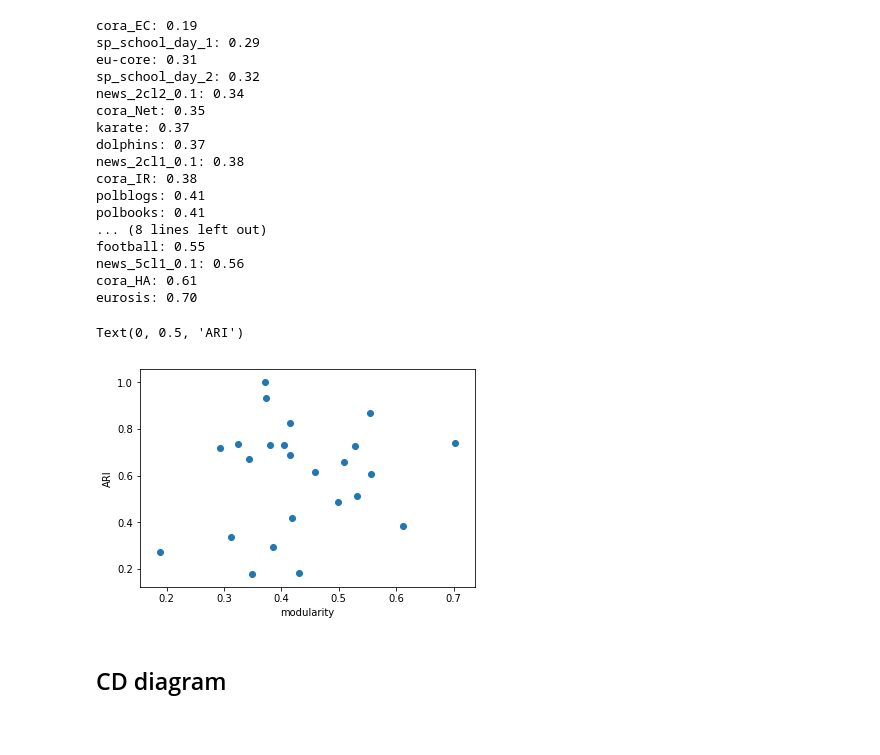
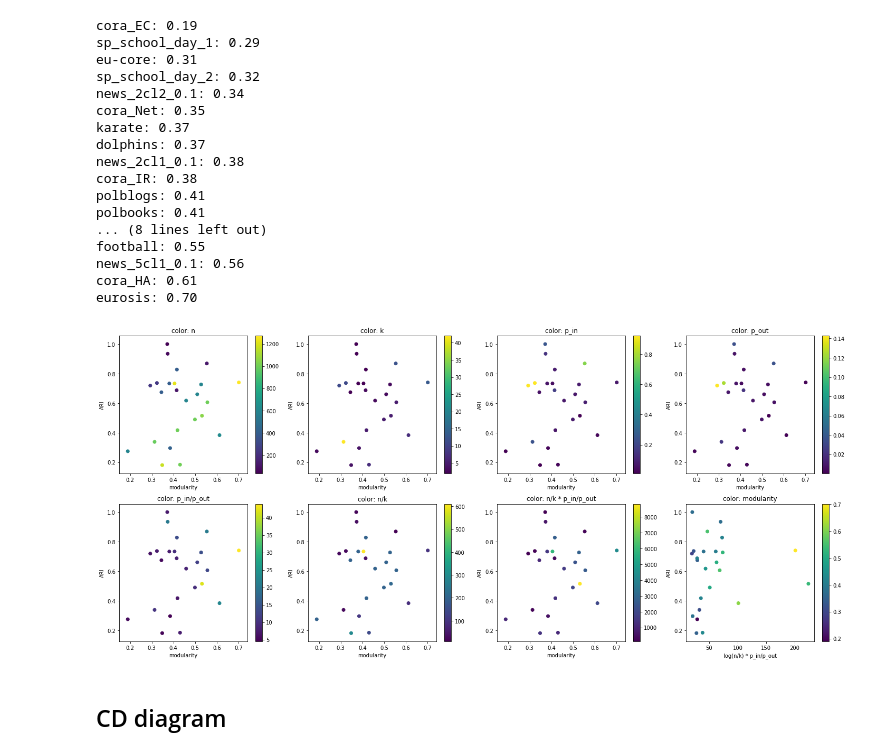
Before and after one commit to vlivashkin/pygkernels-experiments, a Jupyter notebook: experiments/init/analyze_results_datasets.ipynb, the cells around one changed output. Drawn from its saved outputs; the diff is of its cells as text; code cells hidden in the pictures; blank space fills up the shorter version.

Commit message:
improve datasets wrapper

```diff
--- a/experiments/init/analyze_results_datasets.ipynb
+++ b/experiments/init/analyze_results_datasets.ipynb
@@ -105,6 +109,7 @@ football: 0.87
 dolphins: 0.93
 karate: 1.00
 # %%
+dataset_modularity = modularity_results
 for dataset, modularity in sorted(list(modularity_results.items()), key=lambda x: x[1]):
     print(f'{dataset}: {modularity:.2f}')
 # %% [output]
@@ -125,18 +130,67 @@ football: 0.55
 news_5cl1_0.1: 0.56
 cora_HA: 0.61
 eurosis: 0.70
-# %%
-# draw ari-modularity dependency
-x, y = [], []
-for dataset in datasets:
-    x.append(modularity_results[dataset])
-    y.append(dataset_meanari[dataset])
-plt.scatter(x, y)
-plt.xlabel('modularity')
-plt.ylabel('ARI')
-# %% [output]
-Text(0, 0.5, 'ARI')
-[figure, removed]
+# %%
+def extract_feature(dataset_name, feature):
+    graphs, _, _ = Datasets()[dataset_name]
+    A, partition = graphs[0]
+    n, k = len(partition), len(set(partition))
+    potential_edges_in = np.sum([x*(x-1)/2 for x in [len(partition[partition==ki]) for ki in range(k)]])
+    potential_edges_out = n*(n-1)/2 - potential_edges_in
+    actual_edges_in = np.sum([A[i, j] for i in range(n) for j in range(i+1, n) if partition[i] == partition[j]])
+    actual_edges_out = np.sum([A[i, j] for i in range(n) for j in range(i+1, n)]) - actual_edges_in
+    p_in = actual_edges_in / potential_edges_in
+    p_out = actual_edges_out / potential_edges_out
+    if feature == 'n':
+        return n
+    elif feature == 'k':
+        return k
+    elif feature == 'p_in':
+        return p_in
+    elif feature == 'p_out':
+        return p_out
+    elif feature == 'p_in/p_out':
+        return p_in / p_out
+    elif feature == 'n/k':
+        return n / k
+    elif feature == 'n/k * p_in/p_out':
+        return (n / k) * (p_in / p_out)
+    elif feature == 'log(n/k * p_in/p_out)':
+        return np.log((n / k) * (p_in / p_out))
+    elif feature == 'log(n/k) * p_in/p_out':
+        return np.log(n / k) * (p_in / p_out)
+
+# draw ari-modularity dependency
+fig, ax = plt.subplots(2, 4, figsize=(20, 9))
+ax = np.ravel(ax)
+for idx, feature in enumerate(['n', 'k', 'p_in', 'p_out', 'p_in/p_out', 'n/k', 'n/k * p_in/p_out']):
+    x, y, v = [], [], []
+    for dataset in datasets:
+        x.append(dataset_modularity[dataset])
+        y.append(dataset_meanari[dataset])
+        v.append(extract_feature(dataset, feature))
+    sc = ax[idx].scatter(x, y, c=v)
+    ax[idx].set_xlabel('modularity')
+    ax[idx].set_ylabel('ARI')
+    ax[idx].set_title('color: ' + feature)
+
+    plt.colorbar(sc, ax=ax[idx])
+
+x, y, v = [], [], []
+for dataset in datasets:
+    x.append(extract_feature(dataset, 'log(n/k) * p_in/p_out'))
+    y.append(dataset_meanari[dataset])
+    v.append(dataset_modularity[dataset])
+sc = ax[7].scatter(x, y, c=v)
+ax[7].set_xlabel('log(n/k) * p_in/p_out')
+ax[7].set_ylabel('ARI')
+ax[7].set_title('color: modularity')
+
+plt.colorbar(sc, ax=ax[7])
+
+plt.tight_layout()
+# %% [output]
+[figure, added]
 # %% [markdown]
 ## CD diagram
 # %%
```
Also changed, not shown: parts of 8 cells of this notebook.
